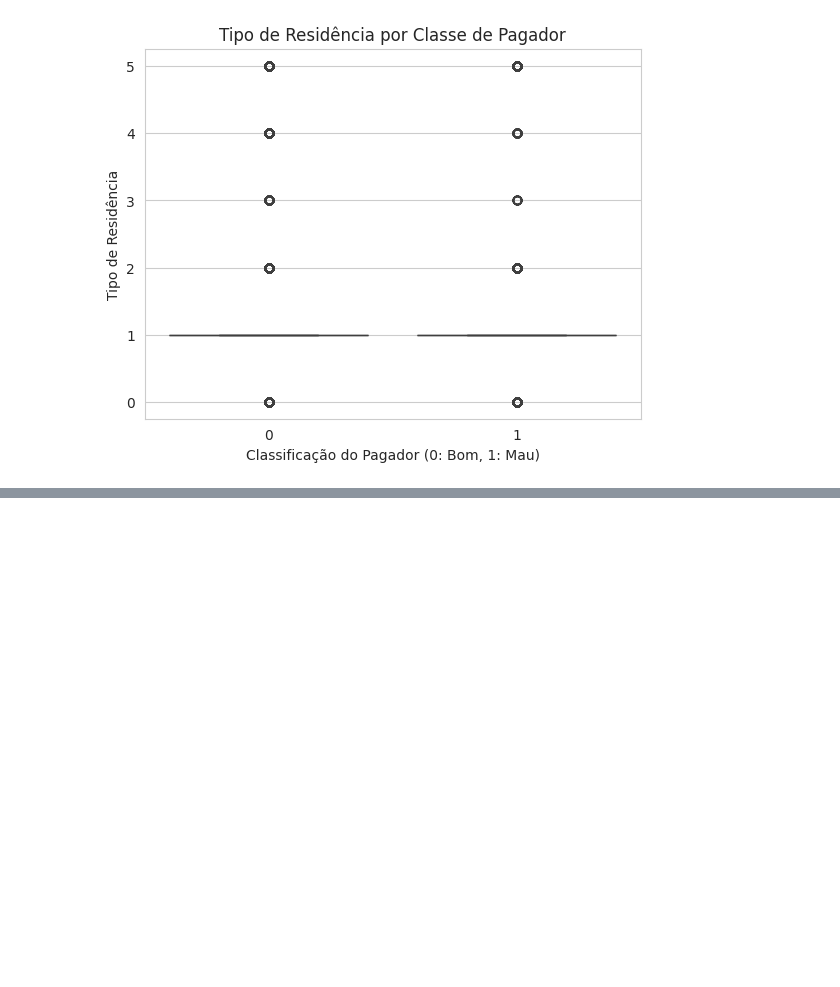
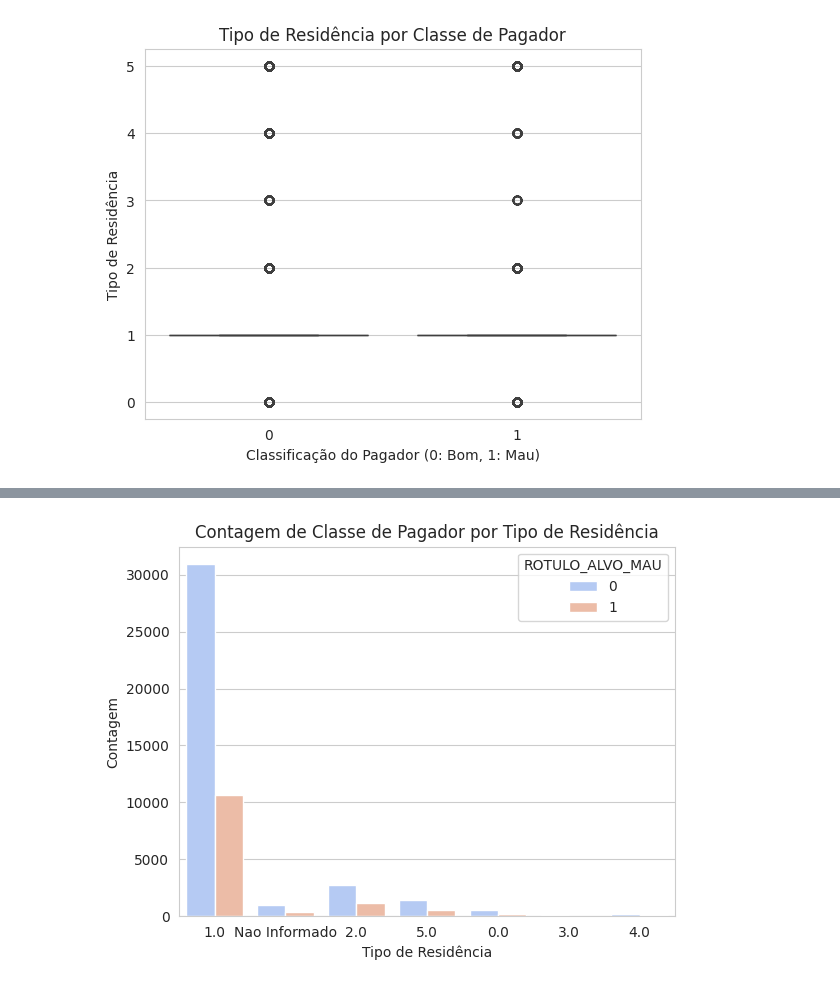
Before and after one commit to paulosansilva/14DTS_Data-Processing_Python, a Jupyter notebook: Analise.ipynb, the cells around one changed output, grey strips where cells are left out. Saved outputs shown, nothing was run; the diff lists cells and outputs as text; code cells hidden in the pictures; blank space fills up the shorter version.

```diff
--- a/Analise.ipynb
+++ b/Analise.ipynb
@@ -654,28 +654,3 @@ plt.ylabel("Tipo de Residência")
 plt.show()
 # %% [output]
 [figure]
-# %%
-# Preencher valores nulos em 'TIPO_RESIDENCIA' para incluí-los na análise, se houver
-df['TIPO_RESIDENCIA'] = df['TIPO_RESIDENCIA'].fillna('Nao Informado').astype(str)
-
-# Obter os tipos únicos de residência para iterar
-tipos_residencia = sorted(df['TIPO_RESIDENCIA'].unique())
-
-# Definir um limite superior para o eixo Y para melhor visualização da renda
-renda_ylim_max = df['RENDA_PESSOAL_MENSAL'].quantile(0.95)
-
-for tipo in tipos_residencia:
-    # Filtrar o DataFrame para o tipo de residência atual
-    df_filtered = df[df['TIPO_RESIDENCIA'] == tipo]
-
-    plt.figure(figsize=(8, 6))
-    sns.boxplot(
-        data=df_filtered,
-        x="ROTULO_ALVO_MAU",
-        y="RENDA_PESSOAL_MENSAL"
-    )
-    plt.ylim(0, renda_ylim_max) # Aplicar o limite superior para a renda
-    plt.title(f"Renda por Classe de Pagador para Tipo de Residência: {tipo}")
-    plt.xlabel("Classificação do Pagador (0: Bom, 1: Mau)")
-    plt.ylabel("Renda Pessoal Mensal")
-    plt.show()
@@ -689,0 +662,12 @@ for tipo in tipos_residencia:
+# %%
+import matplotlib.pyplot as plt
+import seaborn as sns
+
+# Gráfico de contagem com agrupamento
+sns.countplot(data=df, x='TIPO_RESIDENCIA', hue='ROTULO_ALVO_MAU', palette='coolwarm')
+plt.title('Contagem de Classe de Pagador por Tipo de Residência')
+plt.xlabel('Tipo de Residência')
+plt.ylabel('Contagem')
+plt.show()
+# %% [output]
+[figure, added]
```
Also changed, not shown: parts of 9 cells of this notebook.
